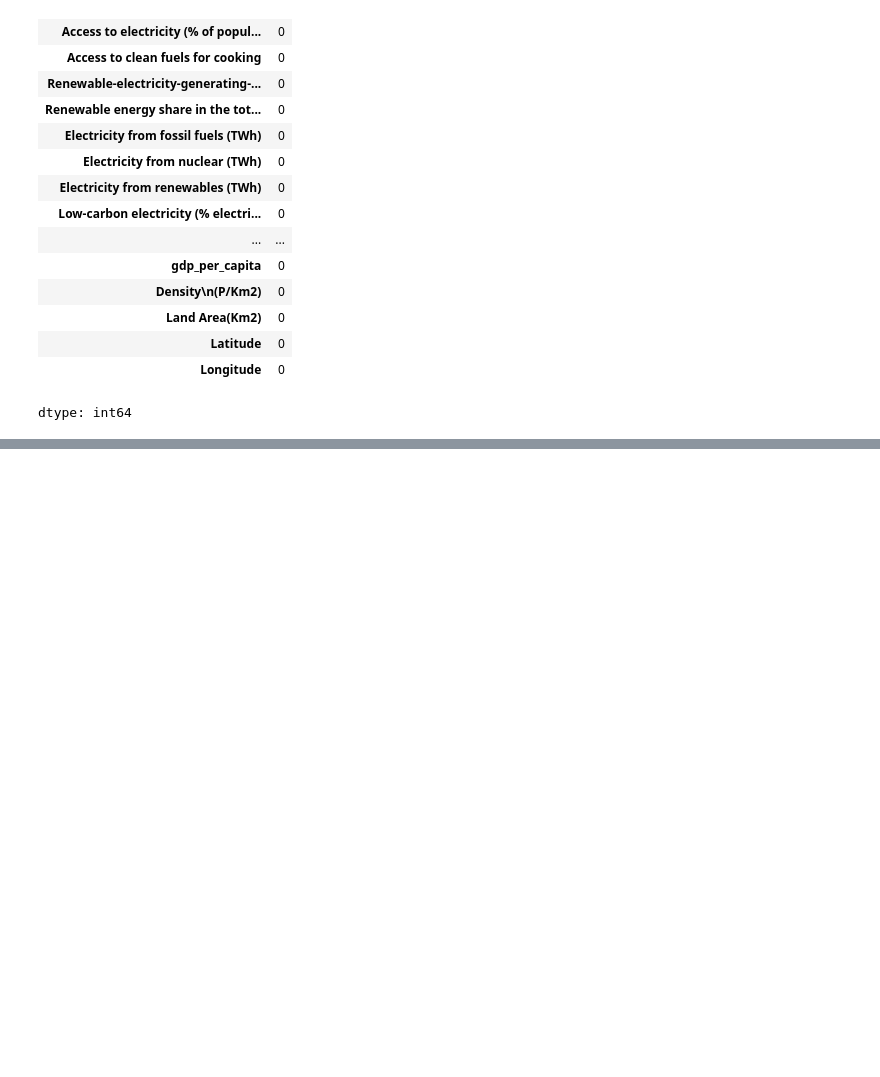
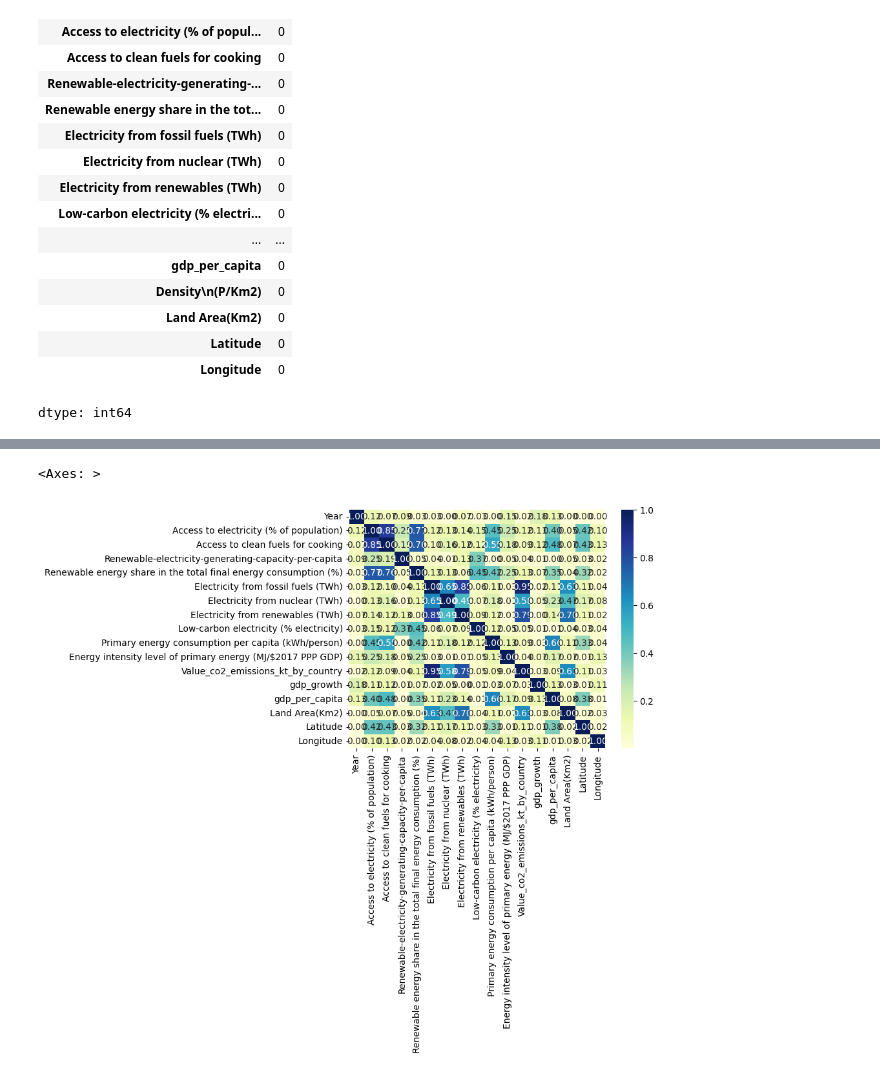
Before and after one commit to mnoriega-mx/energy-efficiency-trends, a Jupyter notebook: energy_efficiency_trends.ipynb, the cells around one changed output, grey strips where cells are left out. Drawn from its saved outputs; the diff is of its cells as text; code cells hidden in the pictures; blank space fills up the shorter version.

```diff
--- a/energy_efficiency_trends.ipynb
+++ b/energy_efficiency_trends.ipynb
@@ -77,0 +197,6 @@ dtype: int64
+# %%
+Heat_Map= sns.heatmap(Corr_Factors1, cmap = 'YlGnBu', annot=True, fmt=".2f")
+Heat_Map
+# %% [output]
+<Axes: >
+[figure, added]
```
Also changed, not shown: parts of 12 cells of this notebook.
